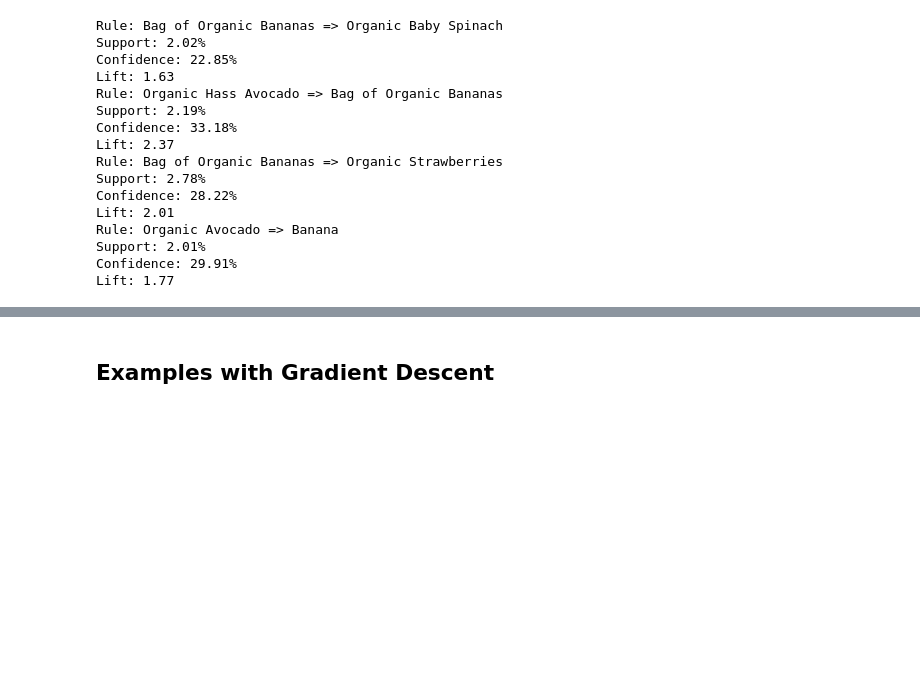
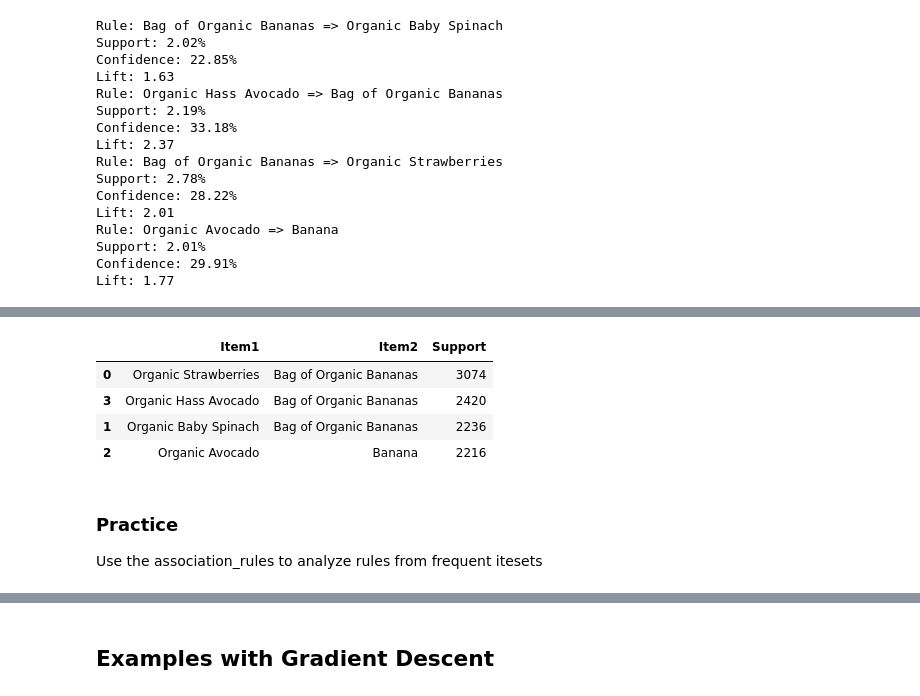
Before and after one commit to yanhai-xiong/DATA301-AML, a Jupyter notebook: Module 2 - Reinforcement Learning and Association Rules/Active Coding M2S2.ipynb, the cells around one changed output, grey strips where cells are left out. Drawn from its saved outputs; the diff is of its cells as text; code cells hidden in the pictures; blank space fills up the shorter version.

```diff
--- a/Module 2 - Reinforcement Learning and Association Rules/Active Coding M2S2.ipynb
+++ b/Module 2 - Reinforcement Learning and Association Rules/Active Coding M2S2.ipynb
@@ -282,0 +320,16 @@ Total rules built : 25
+# %%
+rules_e = eclat(cleanList, supp=2, zmin=2)
+eclat_final = [];
+for item in rules_e:
+    pair = item[0]
+    if "nan" not in pair:
+        #print(pair)
+        eclat_final.append([item[0][0], item[0][1], item[1]])
+eclat_final = pd.DataFrame(eclat_final, columns = ['Item1', 'Item2', 'Support'])
+eclat_final.sort_values(by=['Support'],ascending=False)
+# %% [output]
+|  | Item1 | Item2 | Support |
+| 0 | Organic Strawberries | Bag of Organic Bananas | 3074 |
+| 3 | Organic Hass Avocado | Bag of Organic Bananas | 2420 |
+| 1 | Organic Baby Spinach | Bag of Organic Bananas | 2236 |
+| 2 | Organic Avocado | Banana | 2216 |
@@ -282,0 +338,3 @@ Total rules built : 25
+# %% [markdown]
+### Practice
+Use the association_rules to analyze rules from frequent itesets
```
Also changed, not shown: parts of 18 cells of this notebook, 1 other file.
